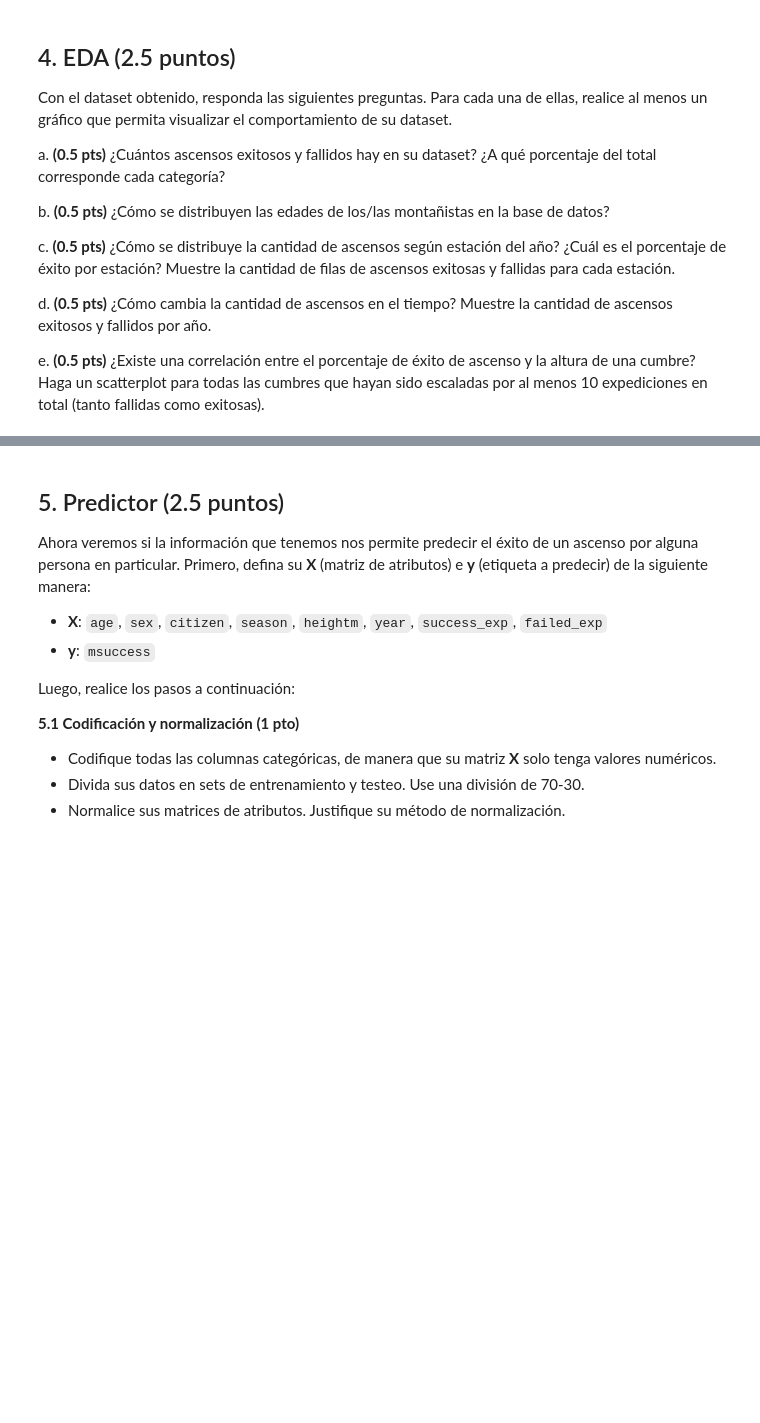
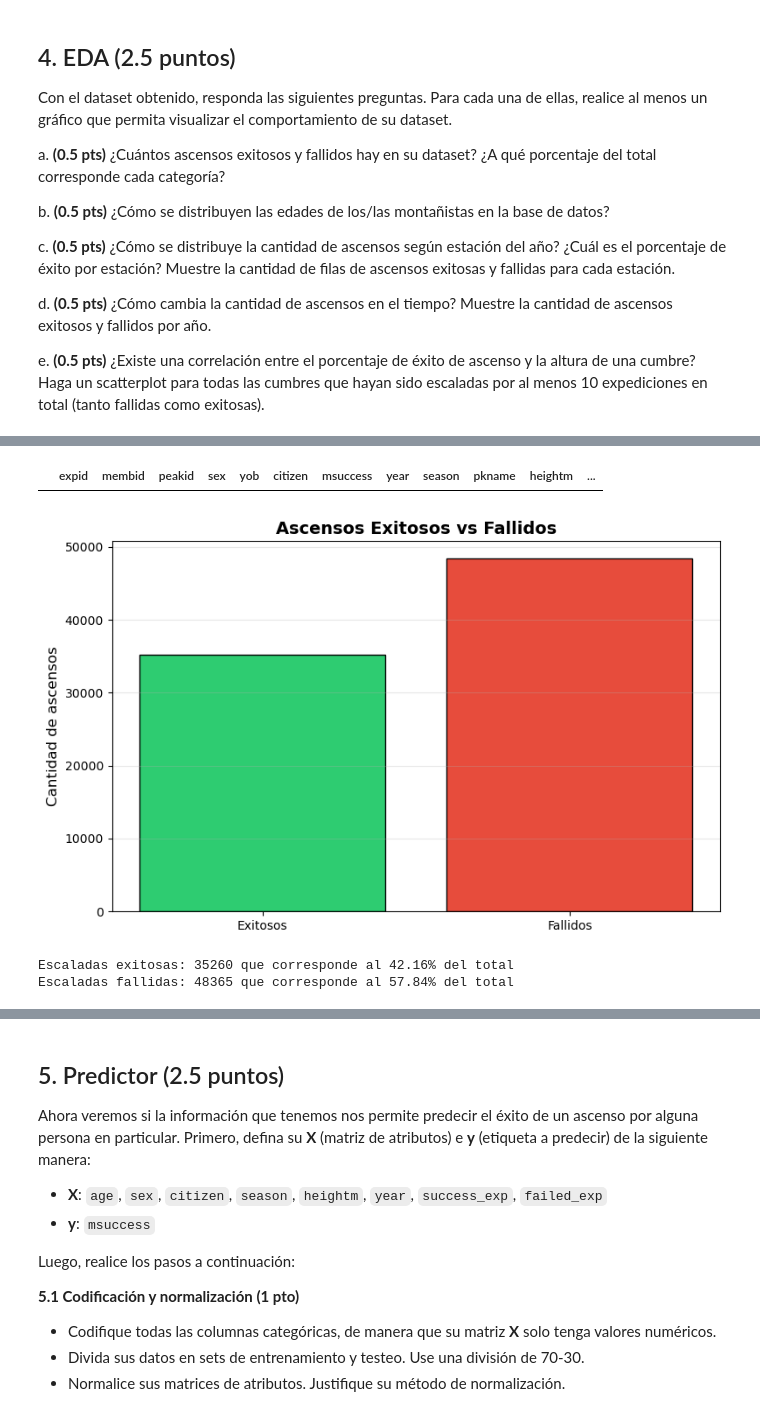
Before and after one commit to BenjaCidR/IMT2200-BENJAMIN-CID, a Jupyter notebook: Tareas/T4/IMT2200-25s2 - Tarea 04.ipynb, the cells around one changed output, grey strips where cells are left out. Cells and saved outputs as stored; diff of their text form; code cells hidden in the pictures; blank space fills up the shorter version.

```diff
--- a/Tareas/T4/IMT2200-25s2 - Tarea 04.ipynb
+++ b/Tareas/T4/IMT2200-25s2 - Tarea 04.ipynb
@@ -198,4 +304,6 @@ Utilizando las columnas actuales, genere y agregue las siguientes columnas a su
 
 De ser necesario, aplique procesos de limpieza y transformación a estas columnas también (asegúrese de que todos los valores sean coherentes).
 # %%
-# respuestas
+#
+df_clean['age'] = (df_clean['year'] - df_clean['yob']).astype(int)
+df_clean.sample(5).sort_index()
@@ -201,0 +331,3 @@ De ser necesario, aplique procesos de limpieza y transformación a estas columna
+# %%
+df_clean = df_clean[df_clean['age'] >= 0]
+round(df_clean.describe(), 2)
@@ -201,0 +352,4 @@ De ser necesario, aplique procesos de limpieza y transformación a estas columna
+# %%
+total_exped = df_clean['success_exp'] + df_clean['failed_exp']
+df_clean['peak_success_p'] = round((df_clean['success_exp'] / total_exped).fillna(0), 2)
+df_clean.sample(5).sort_index()
@@ -219,0 +377,7 @@ Respuestas:
+# %%
+# a) Contamos los éxitos y fallos con sus porcentajes:
+nro_exitos = df_clean['msuccess'].value_counts()
+porc_exitos = df_clean['msuccess'].value_counts(normalize=True) * 100
+
+display(nro_exitos)
+display(porc_exitos)
@@ -219,0 +393,24 @@ Respuestas:
+# %%
+#nos aseguramos de que todo tenga registro válido
+df_clean[(df_clean['msuccess'] != True) & (df_clean['msuccess'] != False)]
+# %% [output]
+|  | expid | membid | peakid | sex | yob | citizen | msuccess | year | season | pkname | heightm | ... |
+# %%
+plt.figure(figsize=(8, 5))
+orden = [True, False]
+
+plt.bar(['Exitosos', 'Fallidos'], nro_exitos.reindex(orden), color=['#2ecc71', '#e74c3c'], edgecolor='black')
+plt.ylabel('Cantidad de ascensos', fontsize=12)
+plt.title('Ascensos Exitosos vs Fallidos', fontsize=14, fontweight='bold')
+plt.grid(axis='y', alpha=0.3)
+
+plt.tight_layout()
+plt.show()
+
+
+print(f"Escaladas exitosas: {nro_exitos[True]} que corresponde al {round(porc_exitos[True], 2)}% del total")
+print(f"Escaladas fallidas: {nro_exitos[False]} que corresponde al {round(porc_exitos[False], 2)}% del total")
+# %% [output]
+[figure, added]
+Escaladas exitosas: 35260 que corresponde al 42.16% del total
+Escaladas fallidas: 48365 que corresponde al 57.84% del total
```
Also changed, not shown: parts of 28 cells of this notebook.
